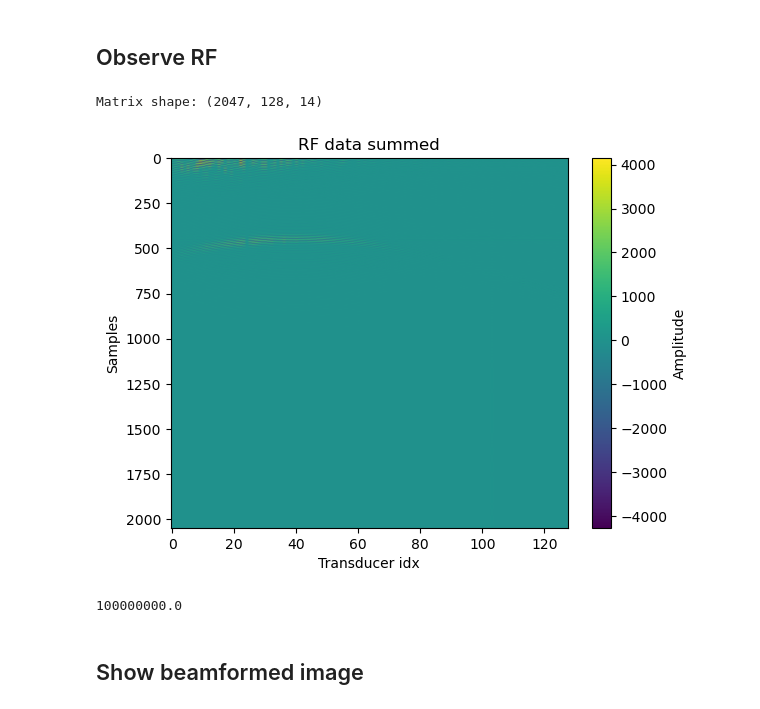
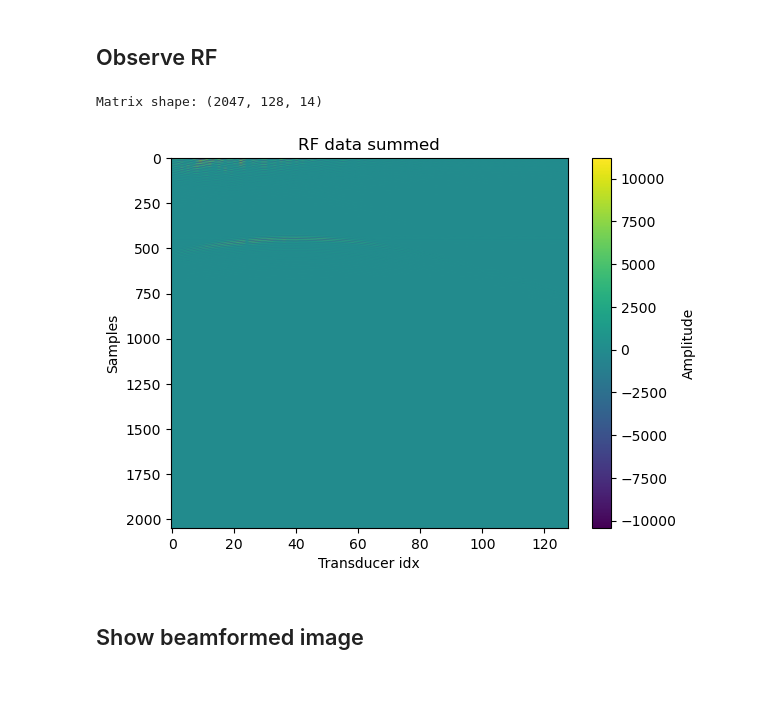
Before and after one commit to MatthieuVAUTRIN/superresolution, a Jupyter notebook: 002_beamforming_batches_multi_process.ipynb, the cells around one changed output. Cells and saved outputs as stored; diff of their text form; code cells hidden in the pictures.

Commit message:
new fir filter cutoff, ntaps and gain

```diff
--- a/002_beamforming_batches_multi_process.ipynb
+++ b/002_beamforming_batches_multi_process.ipynb
@@ -1,7 +1,7 @@
 # %% [markdown]
 # Settings
 # %%
-parameters_file_path = "/home/matmat/Documents/urban_lab/002_Superresolution/superresolution/data_bf/hair_data/0005_params.json"
+parameters_file_path = "/home/matmat/Documents/urban_lab/002_Superresolution/superresolution/data_bf/hair_data/0004_params.json"
 
 #Simulation settings
 using_simulation_data = False
@@ -9,8 +9,9 @@ rf_matrix_path = "/home/matmat/Documents/urban_lab/002_Superresolution/superreso
 
 #Real data settings
 using_matlab_data = True
-matlab_rf_data_path = "/home/matmat/Documents/urban_lab/002_Superresolution/raw_data/002_real_hair/0005_RF.mat"
+matlab_rf_data_path = "/home/matmat/Documents/urban_lab/002_Superresolution/raw_data/002_real_hair/0004_RF.mat"
 interpolate_data = True
+save_nx_nz = True
 
 #Batch processing settings
 batch_processing = True
@@ -26,9 +27,9 @@ other_apodization = "rectangle".lower()
 #Saving parameters
 save_image = True
 bf_data_path = "./data_bf/"
-folder_name = "hair_data"
-beamformed_apodized_matrix_name = "0005_bf"
-angles_debbuging = True
+folder_name = "hait_data"
+beamformed_apodized_matrix_name = "0004_bf"
+angles_debbuging = False
 # %% [markdown]
 # Imports
 # %%
@@ -119,13 +120,13 @@ def zero_stuffing(rf_matrices_summed, interpolation_factor, upsampled_samples):
 
     return new_matrices_summed
 # %%
-def get_filtered_matrices(zero_stuffed_rf_matrices_summed, frequency, sampling_frequency):
+def get_filtered_matrices(zero_stuffed_rf_matrices_summed, sampling_frequency, interpolation_factor):
     filtered_rf_matrices_summed = np.zeros((zero_stuffed_rf_matrices_summed.shape[0], zero_stuffed_rf_matrices_summed.shape[1], zero_stuffed_rf_matrices_summed.shape[2]))
 
-    new_samples = zero_stuffed_rf_matrices_summed.shape[0]
-    cutoff_freq = 0.49 * frequency #use Nyquist frequency as cutoff frequency
+    n_taps = 129
+    cutoff_freq = sampling_frequency / 2
 
-    filtering_function = firwin(new_samples, cutoff_freq, fs=sampling_frequency, window='hamming')
+    filtering_function = firwin(n_taps, cutoff_freq, fs=sampling_frequency * interpolation_factor, window='hamming') * interpolation_factor
 
     for i in range(0, zero_stuffed_rf_matrices_summed.shape[2]): #for each angle
         for j in range(0, zero_stuffed_rf_matrices_summed.shape[1]): #for each transducer
@@ -689,41 +691,34 @@ Beamformed data of shape (350, 256) saved at: ./data_bf/hair_data/beamformed_fin
 # %%
 rf_matrix_plot, debug_statement = load_rf_data(
             rf_matrix_path,
             [0, 1],
             using_simulation_data,
             using_matlab_data
         )
 
 rf_matrix_plot = np.reshape(rf_matrix_plot, (rf_matrix_plot.shape[0], rf_matrix_plot.shape[1], rf_matrix_plot.shape[2]))
 
-#Interpolate data
 if interpolate_data:
-    # print(f"  Batch {batch_idx}: Interpolating data")
     rf_matrix_plot_tmp = np.zeros((params["rf"]["upsampled_samples"], rf_matrix_plot.shape[1], rf_matrix_plot.shape[2]))
 
     temp_zero_stuffed = zero_stuffing(rf_matrix_plot, params["rf"]["interpolation_factor"], params["rf"]["upsampled_samples"])
-    rf_matrix_plot_tmp[:,:,:] = get_filtered_matrices(temp_zero_stuffed, params["rf"]["frequency"], params["rf"]["sampling_rate"])
-
+    rf_matrix_plot_tmp[:,:,:] = get_filtered_matrices(temp_zero_stuffed, params["rf"]["sampling_rate"], params["rf"]["interpolation_factor"])
     rf_matrix_plot = rf_matrix_plot_tmp
     del temp_zero_stuffed
     del rf_matrix_plot_tmp
 
 print(f"Matrix shape: {rf_matrix_plot.shape}")
 
 #plotting
 plt.imshow(rf_matrix_plot[:,:,0], cmap='viridis', aspect='auto')
 plt.title('RF data summed')
 plt.xlabel('Transducer idx')
 plt.ylabel('Samples')
 plt.colorbar(label='Amplitude')
 plt.show()
 # %% [output]
 Matrix shape: (2047, 128, 14)
-[figure, old version]
+[figure, new version]
-# %%
-params['rf']['upsampled_sampling_rate']
-# %% [output]
-100000000.0
 # %% [markdown]
 ## Show beamformed image
 # %%
```
Also changed, not shown: parts of 10 cells of this notebook, 6 other files.
